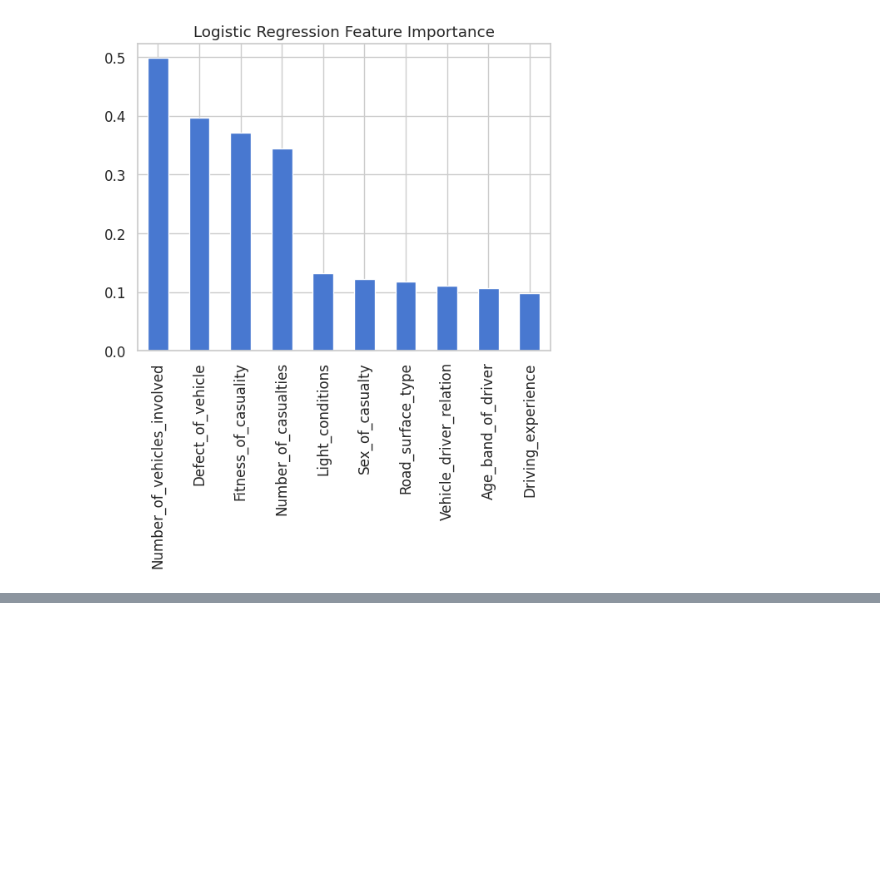
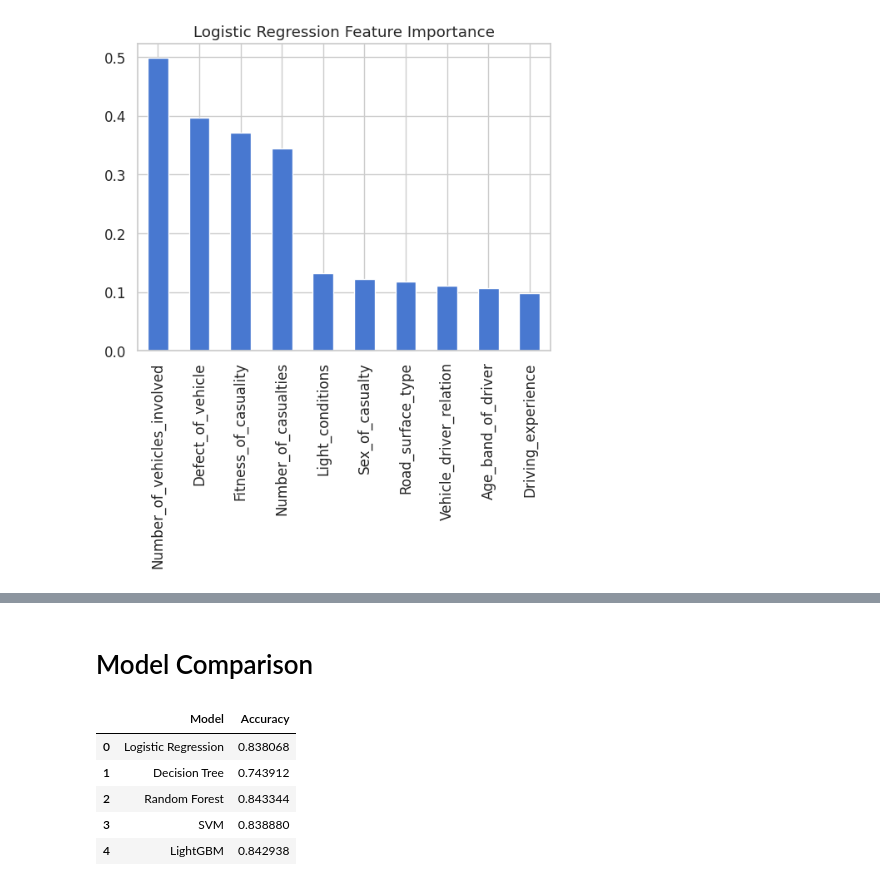
Before and after one commit to hadiaimran1090/Road-Traffic-Accidents, a Jupyter notebook: Road Traffic Accidents.ipynb, the cells around one changed output, grey strips where cells are left out. Cells and saved outputs as stored; diff of their text form; code cells hidden in the pictures; blank space fills up the shorter version.

```diff
--- a/Road Traffic Accidents.ipynb
+++ b/Road Traffic Accidents.ipynb
@@ -365,0 +417,7 @@ df.to_csv("RTA_FeatureEngineered.csv", index=False)
+# %%
+dt = DecisionTreeClassifier()
+dt.fit(X_train, y_train)
+
+y_pred_dt = dt.predict(X_test)
+
+print("Decision Tree Accuracy:", accuracy_score(y_test, y_pred_dt))
@@ -365,0 +505,20 @@ df.to_csv("RTA_FeatureEngineered.csv", index=False)
+# %% [markdown]
+# Model Comparison
+# %%
+results = {
+    "Logistic Regression": accuracy_score(y_test, y_pred_lr),
+    "Decision Tree": accuracy_score(y_test, y_pred_dt),
+    "Random Forest": accuracy_score(y_test, y_pred_rf),
+    "SVM": accuracy_score(y_test, y_pred_svm),
+    "LightGBM": accuracy_score(y_test, y_pred_lgb)
+}
+
+results_df = pd.DataFrame(list(results.items()), columns=['Model', 'Accuracy'])
+results_df
+# %% [output]
+|  | Model | Accuracy |
+| 0 | Logistic Regression | 0.838068 |
+| 1 | Decision Tree | 0.743912 |
+| 2 | Random Forest | 0.843344 |
+| 3 | SVM | 0.838880 |
+| 4 | LightGBM | 0.842938 |
```
Also changed, not shown: parts of 34 cells of this notebook.
